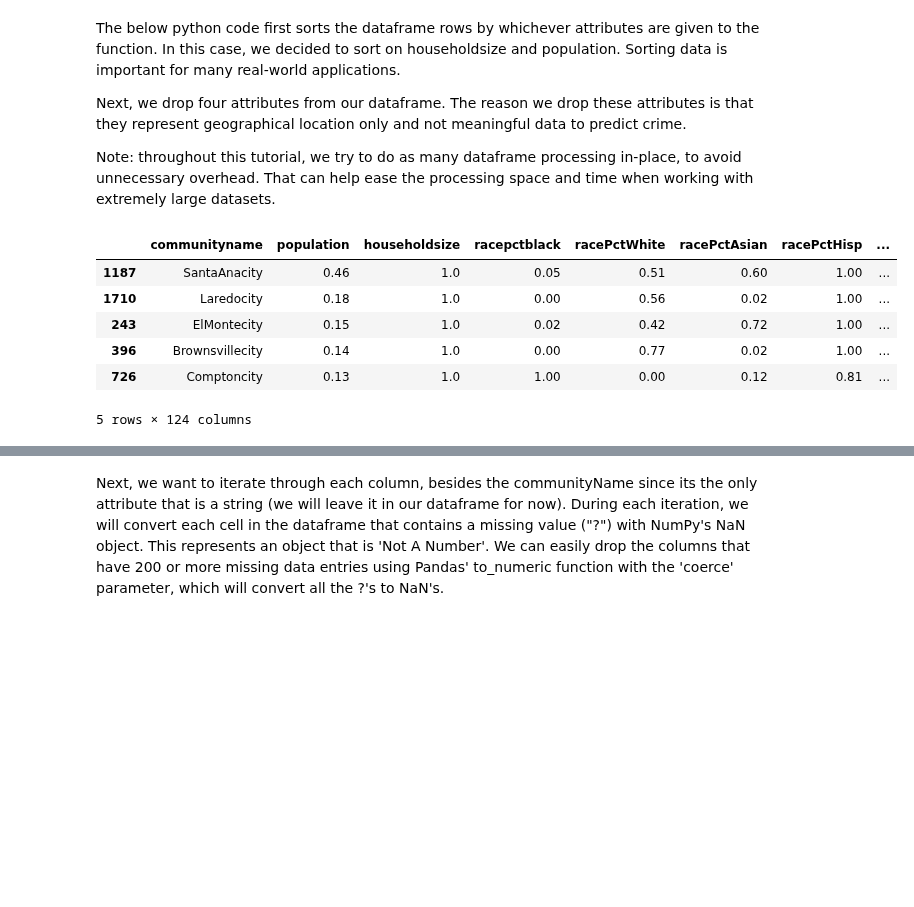
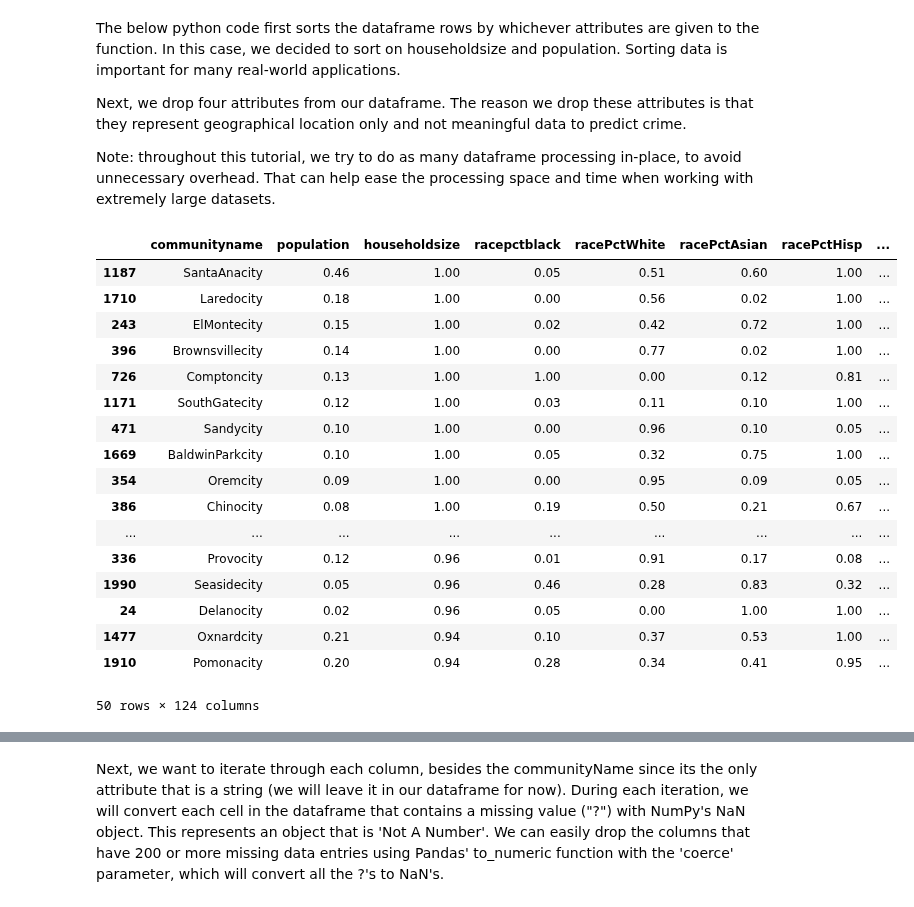
Before and after one commit to ddeychak/ddeychak.github.io, a Jupyter notebook: FinalTutorial - Gold Master.ipynb, the cells around one changed output, grey strips where cells are left out. Drawn from its saved outputs; the diff is of its cells as text; code cells hidden in the pictures; blank space fills up the shorter version.

```diff
--- a/FinalTutorial - Gold Master.ipynb
+++ b/FinalTutorial - Gold Master.ipynb
@@ -62,17 +62,28 @@ Note: throughout this tutorial, we try to do as many dataframe processing in-pla
 # %%
 data = data.sort_values(ascending=False, by=["householdsize","population"])
 
 data.drop(['state','county','community','fold'],1, inplace=True)
 
-data.head()
+data.head(50)
 # %% [output]
 |  | communityname | population | householdsize | racepctblack | racePctWhite | racePctAsian | racePctHisp | ... |
-| 1187 | SantaAnacity | 0.46 | 1.0 | 0.05 | 0.51 | 0.60 | 1.00 | ... |
-| 1710 | Laredocity | 0.18 | 1.0 | 0.00 | 0.56 | 0.02 | 1.00 | ... |
-| 243 | ElMontecity | 0.15 | 1.0 | 0.02 | 0.42 | 0.72 | 1.00 | ... |
-| 396 | Brownsvillecity | 0.14 | 1.0 | 0.00 | 0.77 | 0.02 | 1.00 | ... |
-| 726 | Comptoncity | 0.13 | 1.0 | 1.00 | 0.00 | 0.12 | 0.81 | ... |
+| 1187 | SantaAnacity | 0.46 | 1.00 | 0.05 | 0.51 | 0.60 | 1.00 | ... |
+| 1710 | Laredocity | 0.18 | 1.00 | 0.00 | 0.56 | 0.02 | 1.00 | ... |
+| 243 | ElMontecity | 0.15 | 1.00 | 0.02 | 0.42 | 0.72 | 1.00 | ... |
+| 396 | Brownsvillecity | 0.14 | 1.00 | 0.00 | 0.77 | 0.02 | 1.00 | ... |
+| 726 | Comptoncity | 0.13 | 1.00 | 1.00 | 0.00 | 0.12 | 0.81 | ... |
+| 1171 | SouthGatecity | 0.12 | 1.00 | 0.03 | 0.11 | 0.10 | 1.00 | ... |
+| 471 | Sandycity | 0.10 | 1.00 | 0.00 | 0.96 | 0.10 | 0.05 | ... |
+| 1669 | BaldwinParkcity | 0.10 | 1.00 | 0.05 | 0.32 | 0.75 | 1.00 | ... |
+| 354 | Oremcity | 0.09 | 1.00 | 0.00 | 0.95 | 0.09 | 0.05 | ... |
+| 386 | Chinocity | 0.08 | 1.00 | 0.19 | 0.50 | 0.21 | 0.67 | ... |
+| ... | ... | ... | ... | ... | ... | ... | ... | ... |
+| 336 | Provocity | 0.12 | 0.96 | 0.01 | 0.91 | 0.17 | 0.08 | ... |
+| 1990 | Seasidecity | 0.05 | 0.96 | 0.46 | 0.28 | 0.83 | 0.32 | ... |
+| 24 | Delanocity | 0.02 | 0.96 | 0.05 | 0.00 | 1.00 | 1.00 | ... |
+| 1477 | Oxnardcity | 0.21 | 0.94 | 0.10 | 0.37 | 0.53 | 1.00 | ... |
+| 1910 | Pomonacity | 0.20 | 0.94 | 0.28 | 0.34 | 0.41 | 0.95 | ... |
-5 rows × 124 columns
+50 rows × 124 columns
 # %% [markdown]
 <h3 style="text-align: center;">Step 2: Data Processing</h3>
 <p style="text-align: center;">&nbsp;</p>
```
Also changed, not shown: parts of 3 cells of this notebook.
